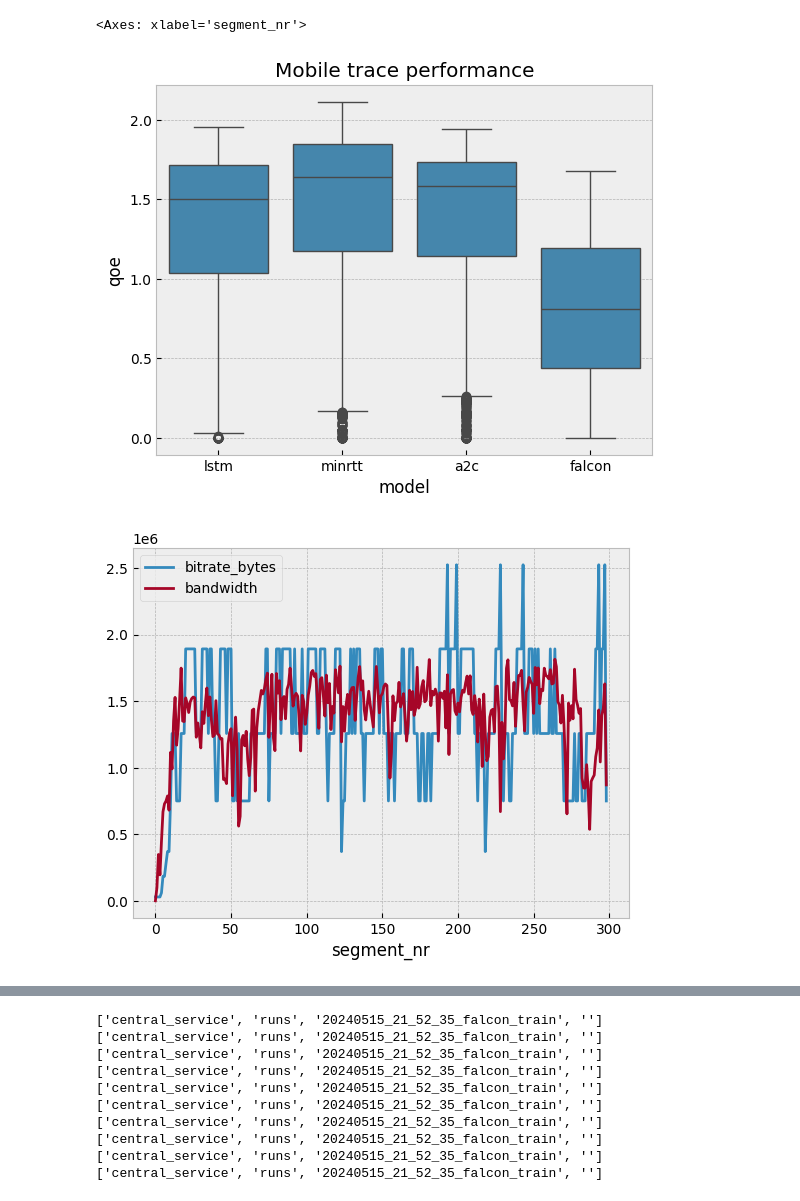
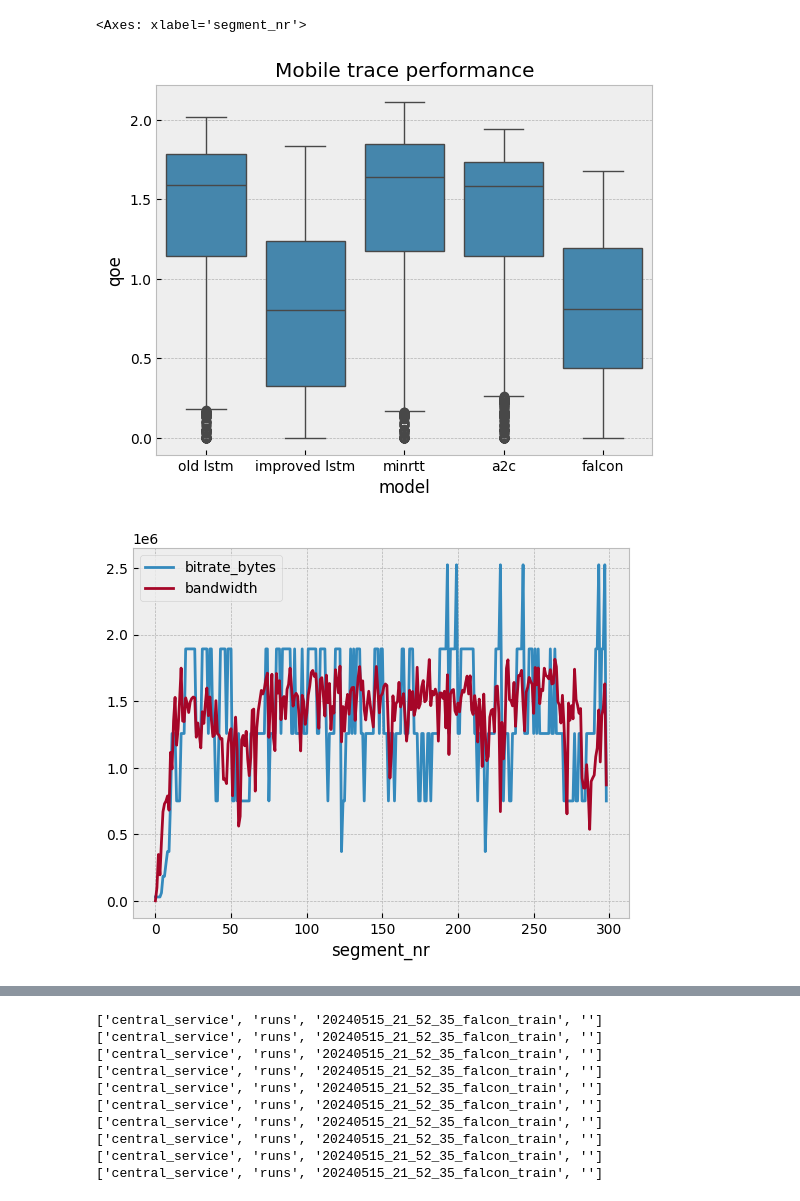
Before and after one commit to mees707/Thesis, a Jupyter notebook: code/mpquic-rl/mpquic-rl/analysis.ipynb, the cells around one changed output, grey strips where cells are left out. Drawn from its saved outputs; the diff is of its cells as text; code cells hidden in the pictures.

```diff
--- a/code/mpquic-rl/mpquic-rl/analysis.ipynb
+++ b/code/mpquic-rl/mpquic-rl/analysis.ipynb
@@ -26,7 +26,7 @@ def read(root):
                                  )#names=["bwd_path0","bwd_path1","srtt_path0","srtt_path1","loss_path0","loss_path1"]
                 #print(file)
                 df['trace'] = int(file.split("_")[0])
-                df['model'] = paths[-2].split("_")[-2]
+                df['model'] = paths[-2].split("_")[-2] + paths[-2].split("_")[-3]
                 #based on subdirectory, is the download a video or a file
                 #df['download_type'] = paths[2]
     #
@@ -35,15 +35,18 @@ def read(root):
     #
                 #df['TraceID'] = len(all_files) #each file is a separate trace
                 all_files.append(df)
-old_lstm = "central_service/runs/20230528_11_22_27_LSTM_test/"
-new_lstm = "central_service/runs/20230529_10_15_43_LSTM_test/"
+old_lstm = "central_service/runs/20230528_02_22_05_LSTM_test/"
+new_lstm = "central_service/runs/20240523_15_03_47_LSTM_train/"
 min_rtt = 'central_service/runs/20230529_11_01_43_minrtt_test/'
 a2c = "central_service/runs/20230530_00_45_43_a2c_test/"
 falcon = "central_service/runs/20240518_11_56_10_FALCON_test/"
 
-runs = [old_lstm, min_rtt, a2c, falcon]
-for r in runs:
-    read(r)
-df_runs = pd.concat(all_files, ignore_index=True)
-#df_runs
+runs = [old_lstm,new_lstm,min_rtt,a2c,falcon]
+if len(runs) >= 1:
+    for r in runs:
+        read(r)
+    df_runs = pd.concat(all_files, ignore_index=True)
+    #df_runs
+else:
+    df_runs = all_files
 # %% [output]
@@ -69,6 +88,6 @@ traces = pd.read_csv("central_service/test_traces.csv")
 traces['mobility'] = (traces['Trace1'] == 'wifi') | (traces['Trace2'] == 'wifi')
 traces['mobility'] = traces['mobility'].apply(lambda x: 'static' if x else 'mobile')
 traces = traces.rename(columns={traces.columns[0]: 'trace'}, errors="raise")
-traces = traces[['trace', 'mobility']]
+# traces = traces[['trace', 'mobility']]
 traces
 # %% [output]
@@ -106,3 +110,9 @@ df_runs
+# %%
+df_runs['model'] = df_runs['model'].replace('lstm05', 'old lstm')
+df_runs['model'] = df_runs['model'].replace('lstm47', 'improved lstm')
+df_runs['model'] = df_runs['model'].replace('minrtt43', 'minrtt')
+df_runs['model'] = df_runs['model'].replace('a2c43', 'a2c')
+df_runs['model'] = df_runs['model'].replace('falcon10', 'falcon')
 # %%
 #df_runs = df_runs[df_runs['trace']<4]
 
@@ -112,7 +122,7 @@ df_runs
 #df_runs.groupby(['model']).plot(x='model', y='trace_qoe', kind='box')
 #plt.boxplot(x=df_runs['model'], y='trace_qoe')
 sns.boxplot(data=df_runs, x='model', y='qoe', orient='v')
-plt.title('Qoe')
+plt.title('Quality of Experience')
 plt.show()
 sns.boxplot(data=df_runs, x='model', y='bitrate', orient='v')
 plt.title('Bitrate')
@@ -137,5 +147,5 @@ df_runs[(df_runs['model']=='minrtt') & (df_runs['trace']==2)].plot(x='segment_nr
 <Axes: xlabel='segment_nr'>
-[figure, old version]
+[figure, new version]
 [figure]
 # %%
 df_runs.groupby(['trace', 'model']).agg({'qoe':'last', 'bitrate':'mean'})
```
Also changed, not shown: parts of 7 cells of this notebook, 7 other files.
